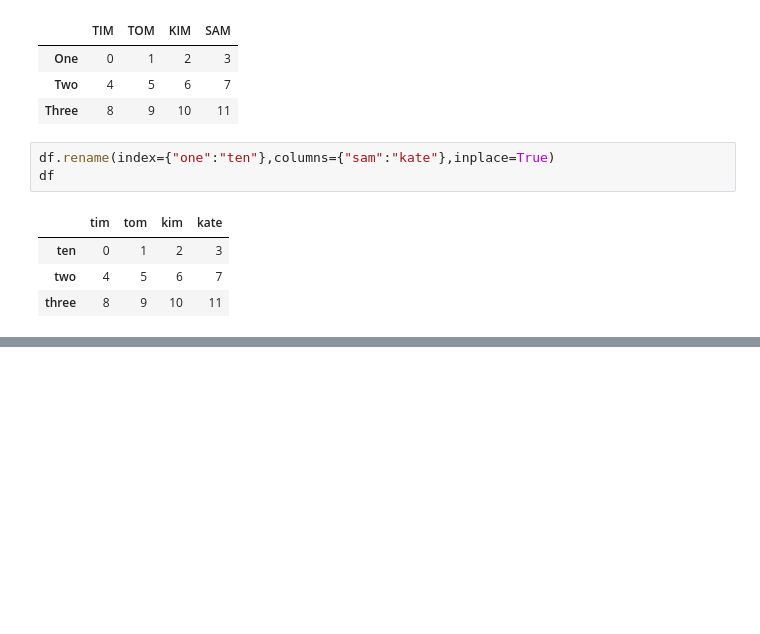
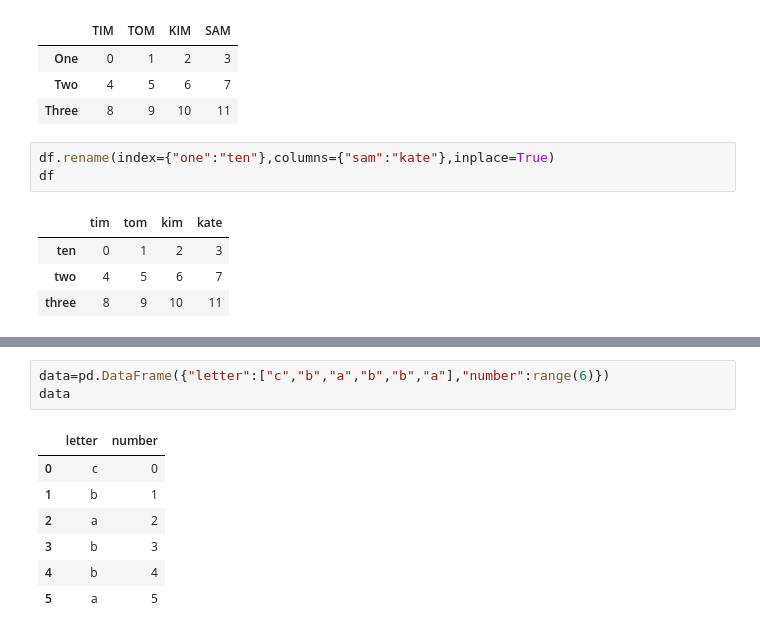
Before and after one commit to MarcoDava/PandasPractice, a Jupyter notebook: PandasTutorial9.ipynb, the cells around one changed output, grey strips where cells are left out. Cells and saved outputs as stored; diff of their text form; blank space fills up the shorter version.

```diff
--- a/PandasTutorial9.ipynb
+++ b/PandasTutorial9.ipynb
@@ -146,0 +269,11 @@ Categories (4, interval[int64, right]): [(20, 40] < (40, 60] < (60, 80] < (80, 1
+# %%
+data=pd.DataFrame({"letter":["c","b","a","b","b","a"],"number":range(6)})
+data
+# %% [output]
+|  | letter | number |
+| 0 | c | 0 |
+| 1 | b | 1 |
+| 2 | a | 2 |
+| 3 | b | 3 |
+| 4 | b | 4 |
+| 5 | a | 5 |
```
Also changed, not shown: parts of 23 cells of this notebook.
